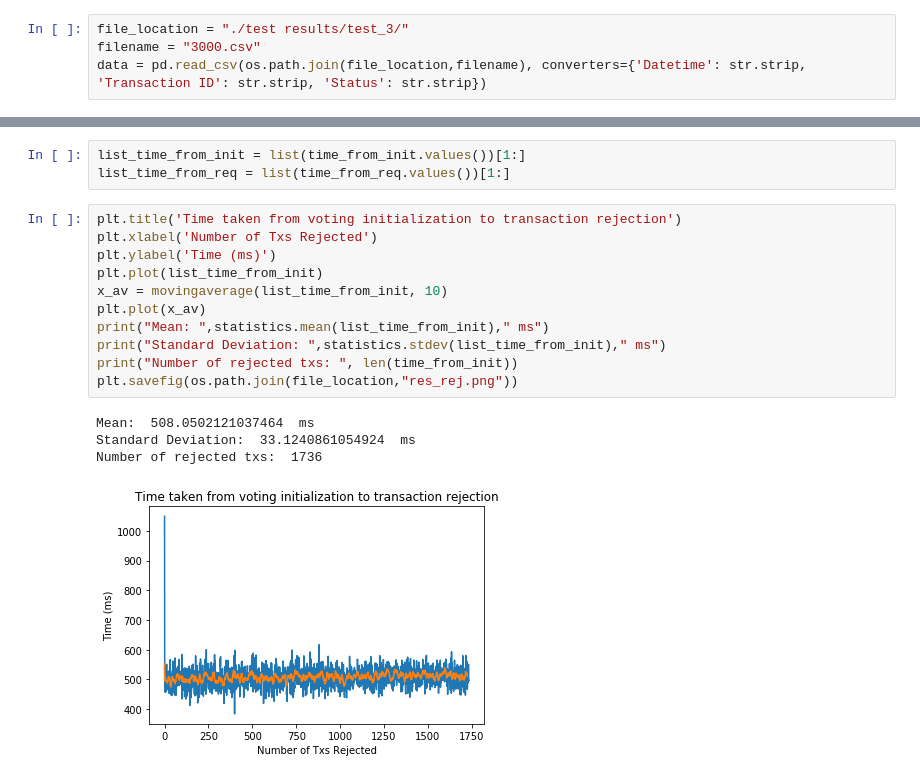
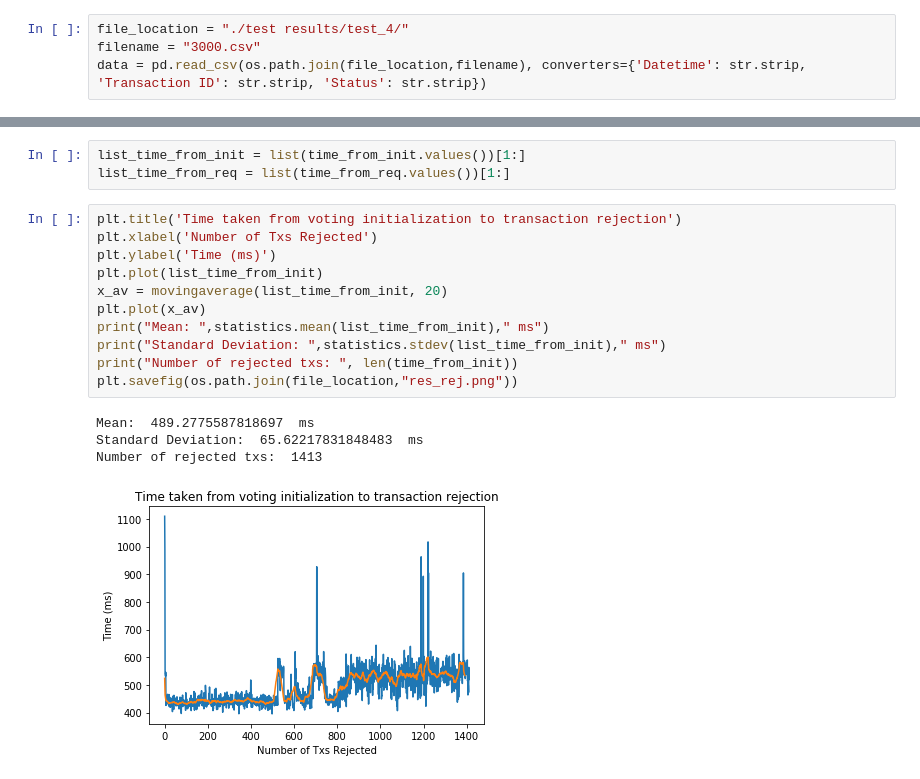
Before and after one commit to hanstananda/blockchain_ureca, a Jupyter notebook: plotter.ipynb, the cells around one changed output, grey strips where cells are left out. Drawn from its saved outputs; the diff is of its cells as text.

```diff
--- a/plotter.ipynb
+++ b/plotter.ipynb
@@ -6,7 +6,7 @@ import statistics
 import os
 import numpy as np
 # %%
-file_location = "./test results/test_3/"
+file_location = "./test results/test_4/"
 filename = "3000.csv"
 data = pd.read_csv(os.path.join(file_location,filename), converters={'Datetime': str.strip, 'Transaction ID': str.strip, 'Status': str.strip})
 # %%
@@ -141,16 +141,16 @@ list_time_from_req = list(time_from_req.values())[1:]
 # %%
 plt.title('Time taken from voting initialization to transaction rejection')
 plt.xlabel('Number of Txs Rejected')
 plt.ylabel('Time (ms)')
 plt.plot(list_time_from_init)
-x_av = movingaverage(list_time_from_init, 10)
+x_av = movingaverage(list_time_from_init, 20)
 plt.plot(x_av)
 print("Mean: ",statistics.mean(list_time_from_init)," ms")
 print("Standard Deviation: ",statistics.stdev(list_time_from_init)," ms")
 print("Number of rejected txs: ", len(time_from_init))
 plt.savefig(os.path.join(file_location,"res_rej.png"))
 # %% [output]
-Mean:  508.0502121037464  ms
-Standard Deviation:  33.1240861054924  ms
-Number of rejected txs:  1736
+Mean:  489.2775587818697  ms
+Standard Deviation:  65.62217831848483  ms
+Number of rejected txs:  1413
-[figure, old version]
+[figure, new version]
```
Also changed, not shown: parts of 6 cells of this notebook, 6 other files.
